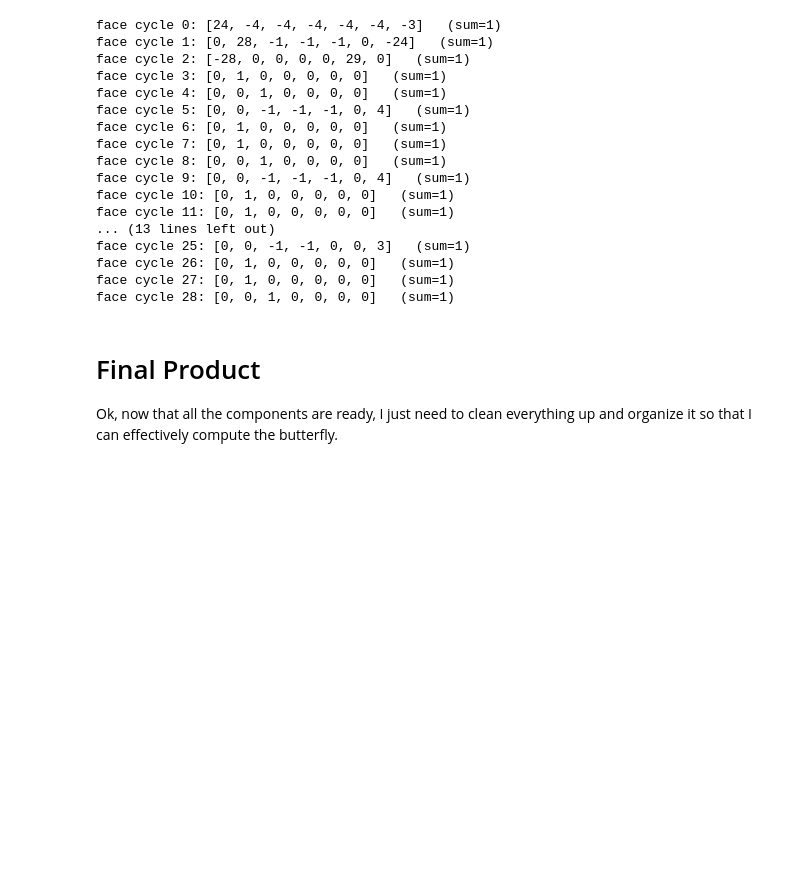
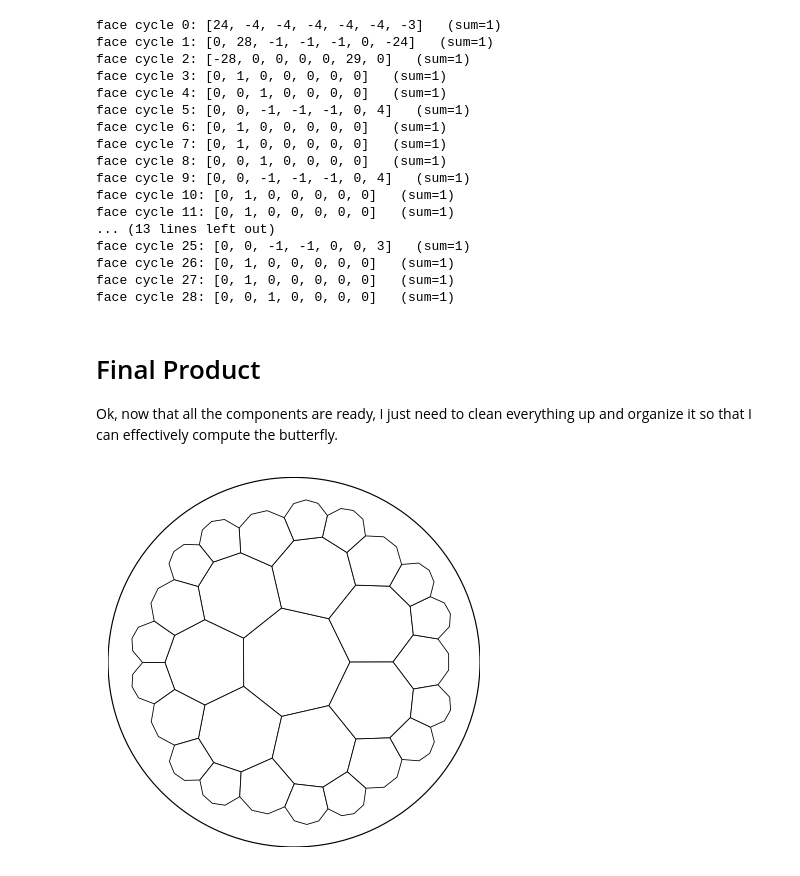
Before and after one commit to amalbumbia/Hyperbolic_Lattices, a Jupyter notebook: test_hyp_butterfly.ipynb, the cells around one changed output. Cells and saved outputs as stored; diff of their text form; code cells hidden in the pictures; blank space fills up the shorter version.

```diff
--- a/test_hyp_butterfly.ipynb
+++ b/test_hyp_butterfly.ipynb
@@ -1334,3 +974,17 @@ face cycle 28: [0, 0, 1, 0, 0, 0, 0]   (sum=1)
 # Final Product
 
 Ok, now that all the components are ready, I just need to clean everything up and organize it so that I can effectively compute the butterfly.
+# %%
+# Step 1: Create the hyperbolic tiling
+
+tiling = HyperbolicTiling(
+    p=7, q=3, n=3,
+    kernel=TilingKernels.StaticRotationalSector
+)
+
+plot_tiling(tiling, unitcircle=True, edgecolor="black", linewidth=0.5)
+plt.show()
+
+neighbors = tiling.get_nbrs_list(method="RO")
+# %% [output]
+[figure, added]
```
Also changed, not shown: parts of 16 cells of this notebook.
